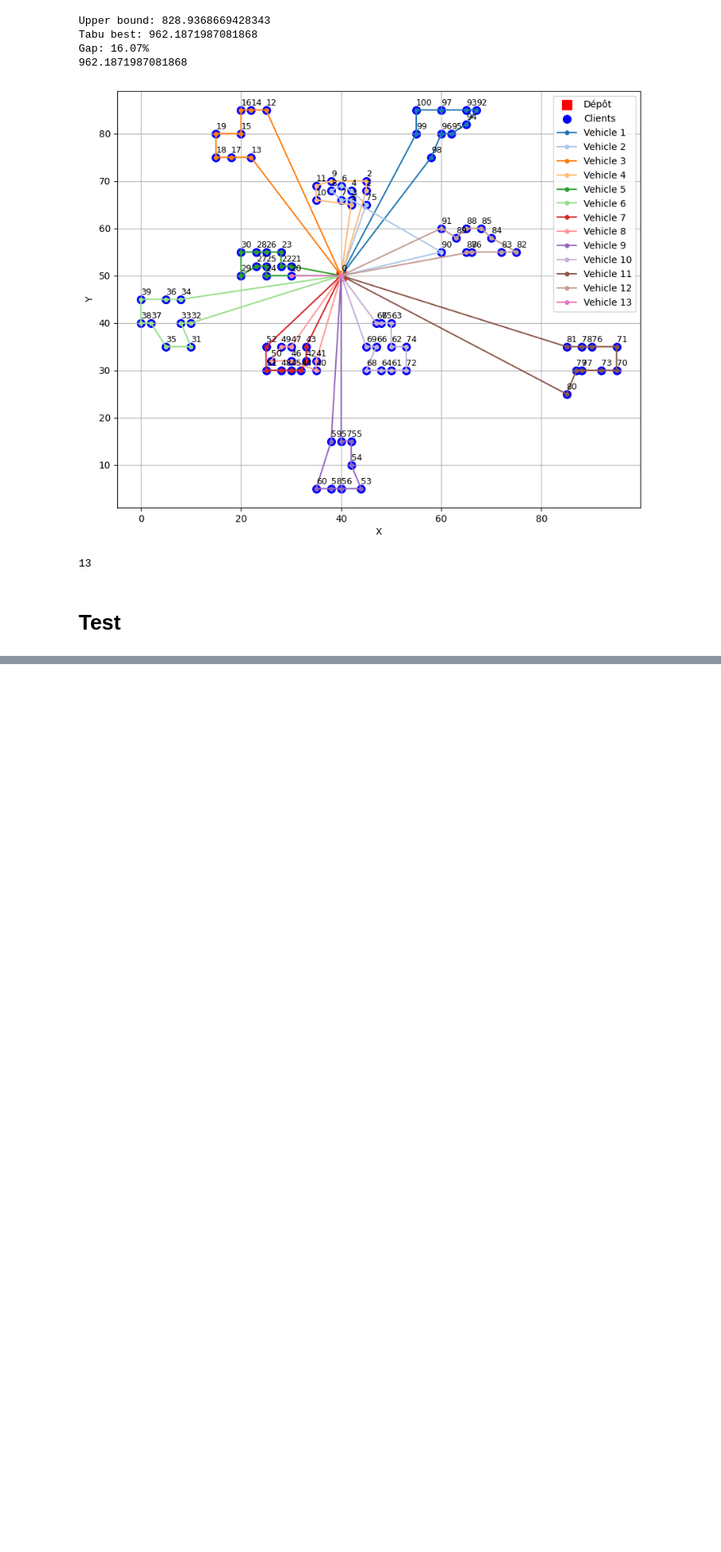
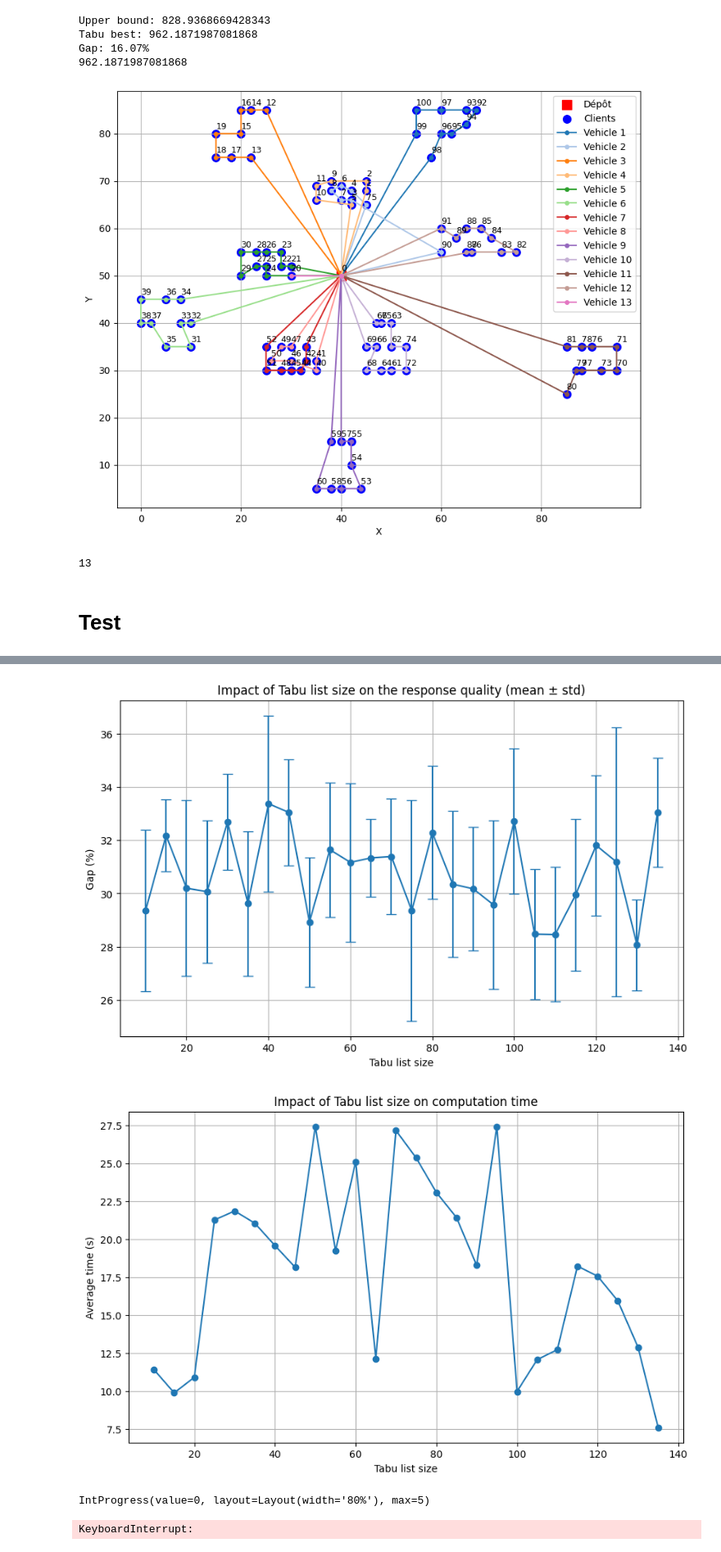
Before and after one commit to Low8/Projet_algo, a Jupyter notebook: scripts/recherche_tabu_upgrade.ipynb, the cells around one changed output, grey strips where cells are left out. Shown at 82% size. Drawn from its saved outputs; the diff is of its cells as text; code cells hidden in the pictures; blank space fills up the shorter version.

```diff
--- a/scripts/recherche_tabu_upgrade.ipynb
+++ b/scripts/recherche_tabu_upgrade.ipynb
@@ -593,0 +785,69 @@ KeyboardInterrupt:
+# %%
+tabu_size_max = instance.nb_client * 2
+step = 5
+nb_iter = 200
+nb_neighbors = 200
+nb_runs = 5
+
+ini_solution_test = clark_and_wright(instance)
+distance_best = total_travel_distance(instance_best_solution, instance)
+
+tabu_size_values = np.arange(np.sqrt(instance.nb_client), tabu_size_max, step)
+gap_means = []
+gap_stds = []
+time_means = []
+
+bar_global = IntProgress(min=0, max=len(tabu_size_values), layout={"width": "100%"})
+display(bar_global)
+
+for tabu_size in tabu_size_values:
+    gaps_run = []
+    times_run = []
+
+    bar_inner = IntProgress(min=0, max=nb_runs, layout={"width": "80%"})
+    display(bar_inner)
+
+    for r in range(nb_runs):
+        bar_inner.value = r + 1
+
+        start = time.time()
+        tabu_solution = tabu_search(instance, clark, int(tabu_size), nb_iter, nb_neighbors, nb_swaps_per_neighbor)
+        end = time.time()
+
+        distance_tabu = total_travel_distance(tabu_solution, instance)
+        gap = (distance_tabu - distance_best) / distance_best * 100
+
+        gaps_run.append(gap)
+        times_run.append(end - start)
+
+    gap_means.append(np.mean(gaps_run))
+    gap_stds.append(np.std(gaps_run))
+    time_means.append(np.mean(times_run))
+
+    bar_global.value += 1
+
+    clear_output(wait=True)
+    plt.figure(figsize=(10, 6))
+    plt.errorbar(tabu_size_values[:len(gap_means)], gap_means, yerr=gap_stds, fmt='-o', capsize=5)
+    plt.xlabel('Tabu list size')
+    plt.ylabel('Gap (%)')
+    plt.title('Impact of Tabu list size on the response quality (mean ± std)')
+    plt.grid(True)
+    plt.show()
+
+    plt.figure(figsize=(10, 6))
+    plt.plot(tabu_size_values[:len(time_means)], time_means, marker='o')
+    plt.xlabel('Tabu list size')
+    plt.ylabel('Average time (s)')
+    plt.title('Impact of Tabu list size on computation time')
+    plt.grid(True)
+    plt.show()
+
+    bar_inner.close()
+
+bar_global.close()
+# %% [output]
+[figure, added]
+[figure, added]
+IntProgress(value=0, layout=Layout(width='80%'), max=5)
+KeyboardInterrupt:
```
Also changed, not shown: parts of 11 cells of this notebook.
